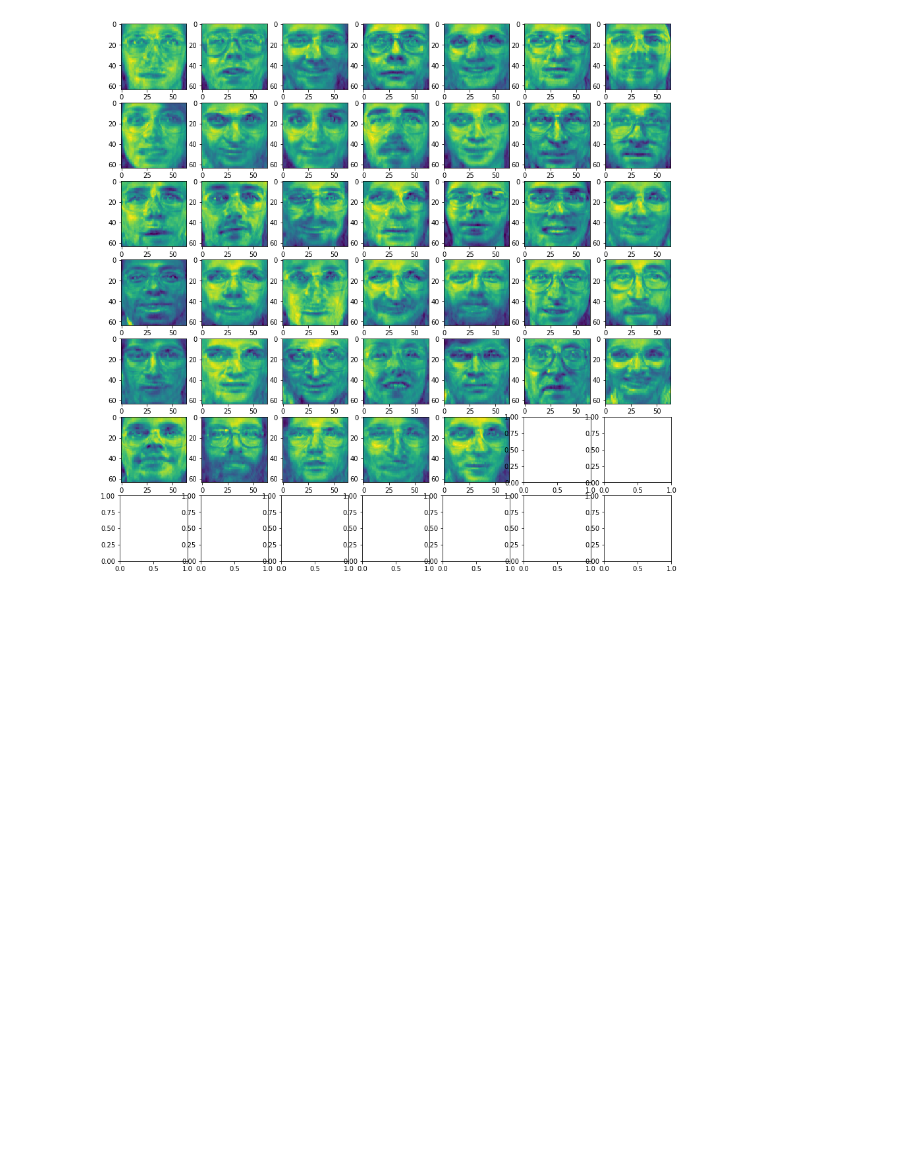
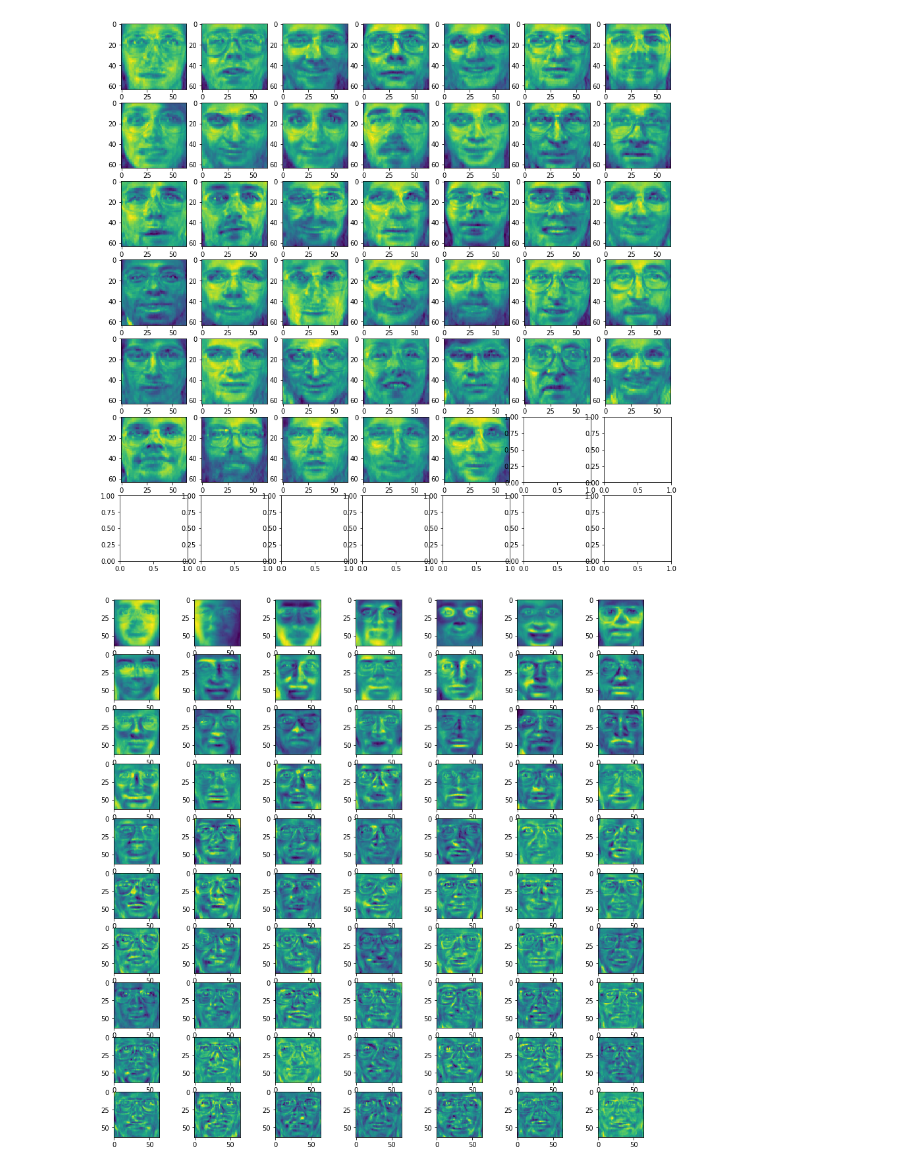
Before and after one commit to santoshkosgi/Programming, a Jupyter notebook: MatrixFactorization/PCA.ipynb, the cells around one changed output. Cells and saved outputs as stored; diff of their text form; code cells hidden in the pictures; blank space fills up the shorter version.

Commit message:
Eigen faces are plotted

```diff
--- a/MatrixFactorization/PCA.ipynb
+++ b/MatrixFactorization/PCA.ipynb
@@ -124,3 +122,17 @@ plot(data_proj.dot(eig[:, start_index:].T))
+# %%
+# Plotting Eigen Vectors.
+num_of_eigenvectors = eig.shape[1]
+num_of_eigenvectors_to_be_plotted = 70
+f, axarr = plt.subplots(10,7,figsize=(15,15))
+num_of_persons = int(data.shape[0]/10)
+for i in range(num_of_eigenvectors_to_be_plotted):
+    row = int(i/7)
+    column = int(i % 7)
+    data = eig[:, num_of_eigenvectors - i - 1]
+    axarr[row,column].imshow(data.reshape((64,-1)))
+plt.show()
+# %% [output]
+[figure, added]
 # %% [markdown]
 References
 1. Data is taken from https://github.com/daradecic/Python-Eigenfaces
```
Also changed, not shown: parts of 2 cells of this notebook.
